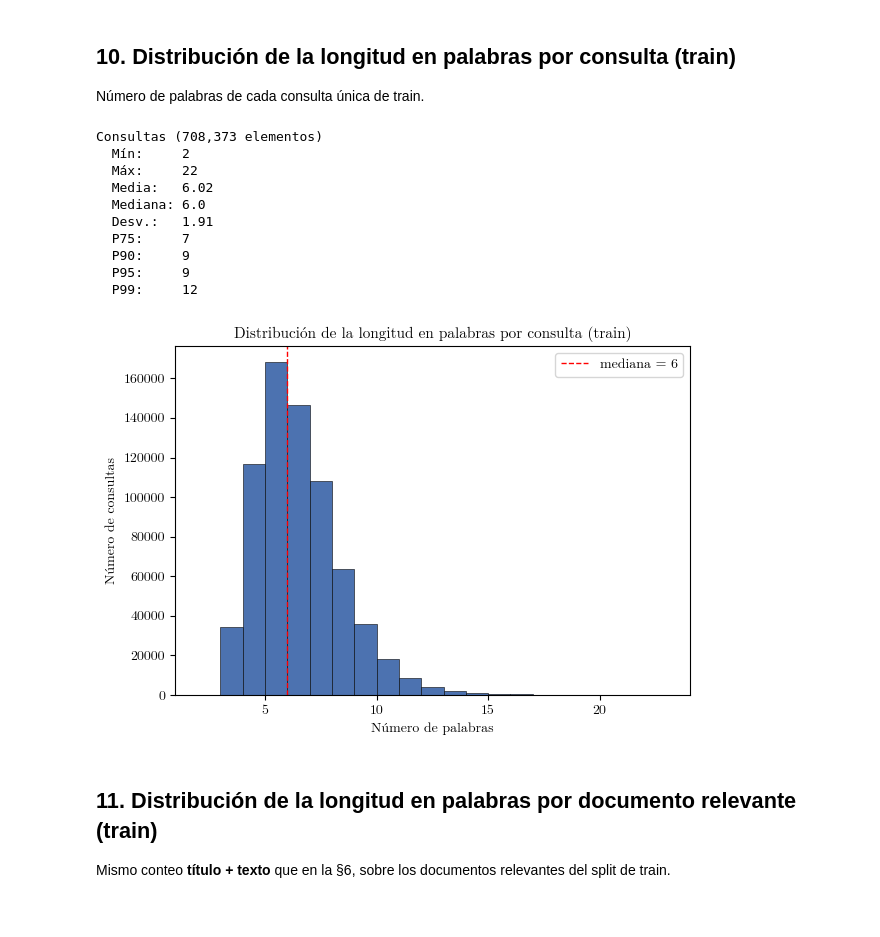
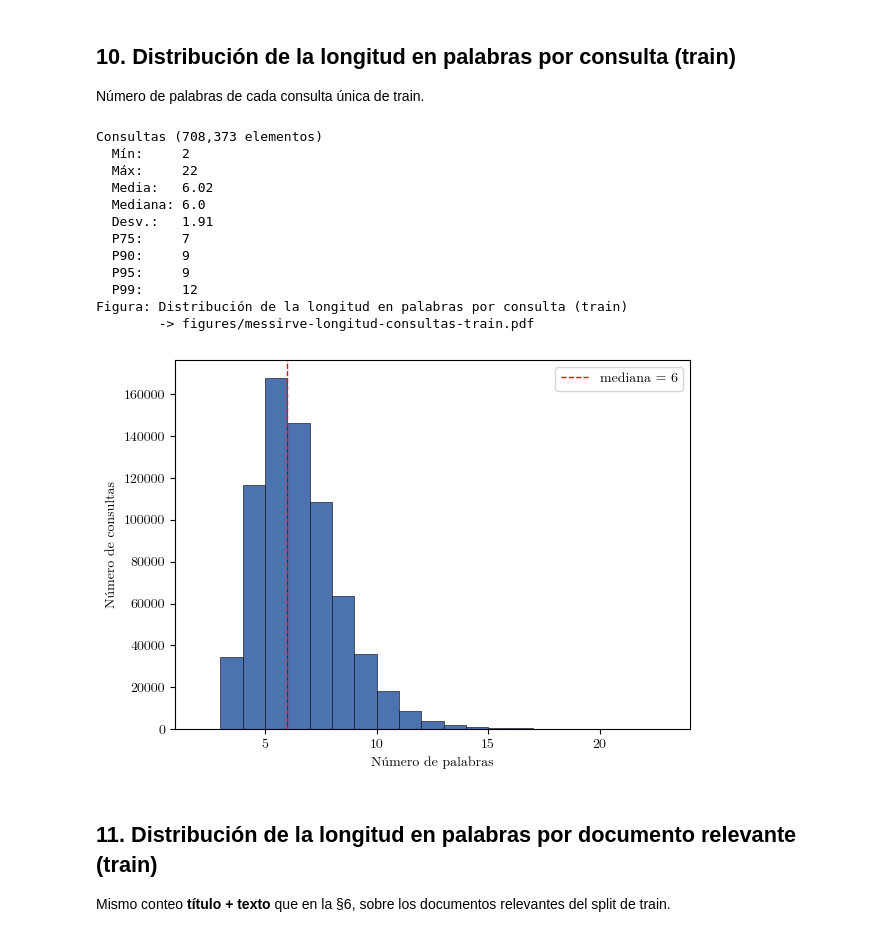
Before and after one commit to esteban-mendoza/ir-spanish, a Jupyter notebook: analysis/distributions.ipynb, the cells around one changed output. Cells and saved outputs as stored; diff of their text form; code cells hidden in the pictures.

Commit message:
Drop in-figure titles, keep them as prints

```diff
--- a/analysis/distributions.ipynb
+++ b/analysis/distributions.ipynb
@@ -432,35 +449,38 @@ print(f"Consultas ({len(train_query_wc):,} elementos)")
 print(f"  Mín:     {train_query_wc.min()}")
 print(f"  Máx:     {train_query_wc.max():,}")
 print(f"  Media:   {train_query_wc.mean():.2f}")
 print(f"  Mediana: {np.median(train_query_wc):.1f}")
 print(f"  Desv.:   {train_query_wc.std():.2f}")
 for p in [75, 90, 95, 99]:
     print(f"  P{p}:     {np.percentile(train_query_wc, p):.0f}")
 
+print("Figura: Distribución de la longitud en palabras por consulta (train)")
+print("        -> figures/messirve-longitud-consultas-train.pdf")
 fig, ax = plt.subplots(figsize=(FIG_ANCHO, FIG_ALTO))
 ax.hist(train_query_wc, bins=range(train_query_wc.min(), train_query_wc.max() + 2),
         color="#4C72B0", edgecolor="black", linewidth=0.4)
 ax.set_xlabel("Número de palabras")
 ax.set_ylabel("Número de consultas")
-ax.set_title("Distribución de la longitud en palabras por consulta (train)")
 ax.axvline(np.median(train_query_wc), color="red", ls="--", lw=1,
            label=f"mediana = {np.median(train_query_wc):.0f}")
 ax.legend()
 plt.tight_layout()
 fig.savefig(FIG / "messirve-longitud-consultas-train.pdf", bbox_inches="tight")
 plt.show()
 # %% [output]
 Consultas (708,373 elementos)
   Mín:     2
   Máx:     22
   Media:   6.02
   Mediana: 6.0
   Desv.:   1.91
   P75:     7
   P90:     9
   P95:     9
   P99:     12
+Figura: Distribución de la longitud en palabras por consulta (train)
+        -> figures/messirve-longitud-consultas-train.pdf
-[figure, old version]
+[figure, new version]
 # %% [markdown]
 ## 11. Distribución de la longitud en palabras por documento relevante (train)
 
```
Also changed, not shown: parts of 7 cells of this notebook, 8 other files.
